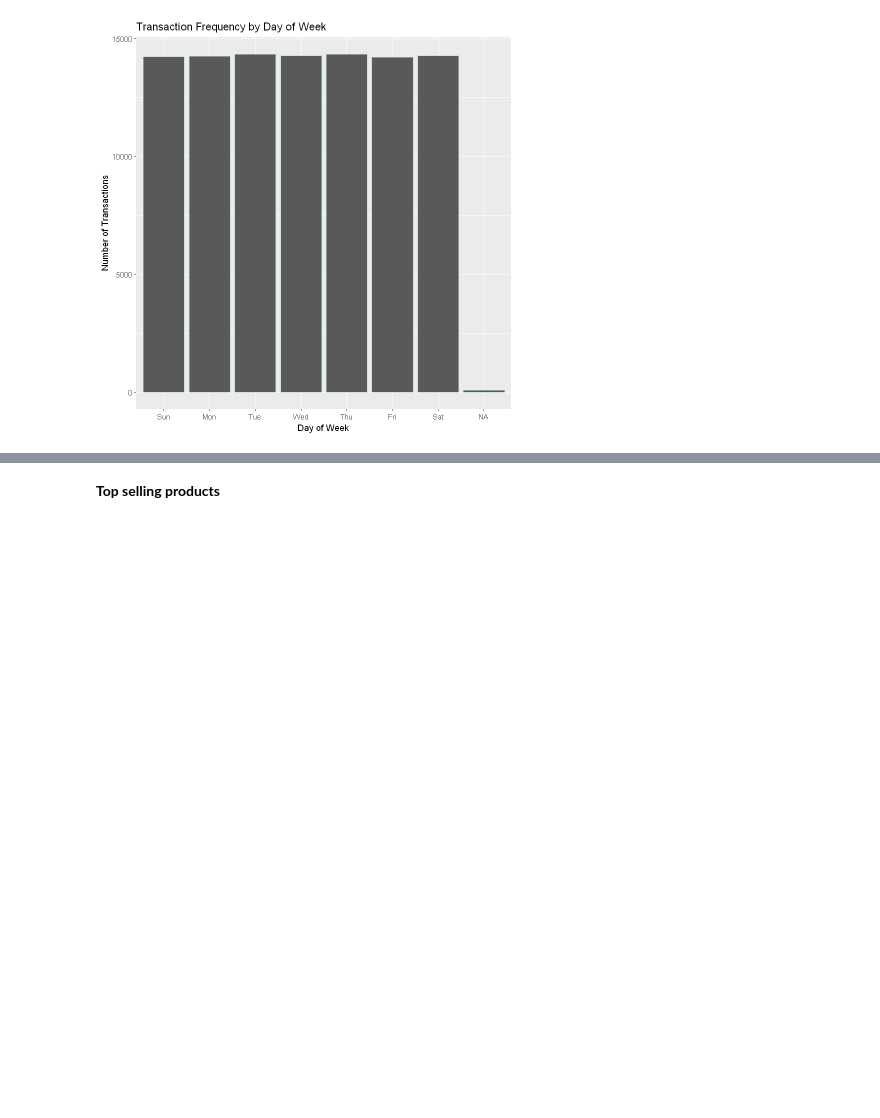
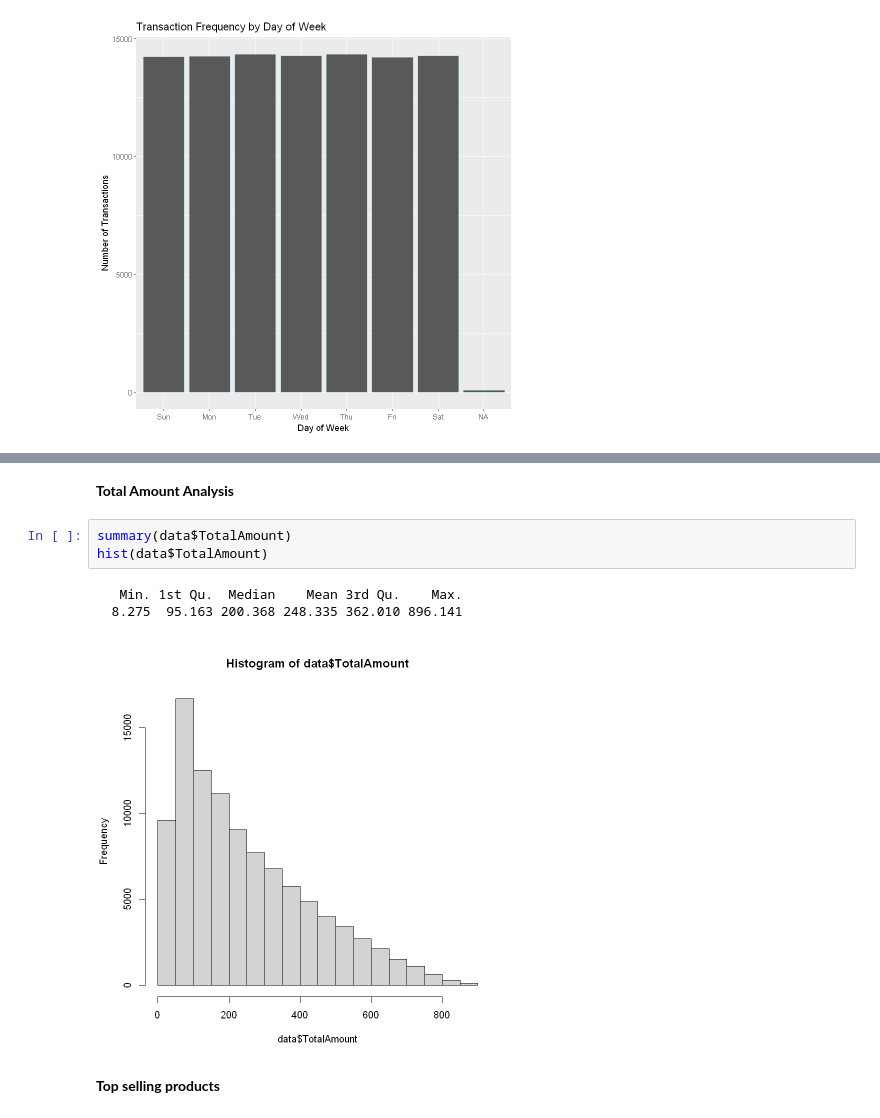
Before and after one commit to Harounnn/Statistical-Analysis-using-R, a Jupyter notebook: notebook.ipynb, the cells around one changed output, grey strips where cells are left out. Saved outputs shown, nothing was run; the diff lists cells and outputs as text; blank space fills up the shorter version.

```diff
--- a/notebook.ipynb
+++ b/notebook.ipynb
@@ -243,3 +227,12 @@ ggplot(data, aes(x = DiscountApplied..., y = TotalAmount)) +
+# %% [markdown]
+**Total Amount Analysis**
+# %%
+summary(data$TotalAmount)
+hist(data$TotalAmount)
+# %% [output]
+   Min. 1st Qu.  Median    Mean 3rd Qu.    Max.
+  8.275  95.163 200.368 248.335 362.010 896.141
+[figure, added]
 # %% [markdown]
 **Top selling products**
 # %%
```
Also changed, not shown: parts of 9 cells of this notebook.
